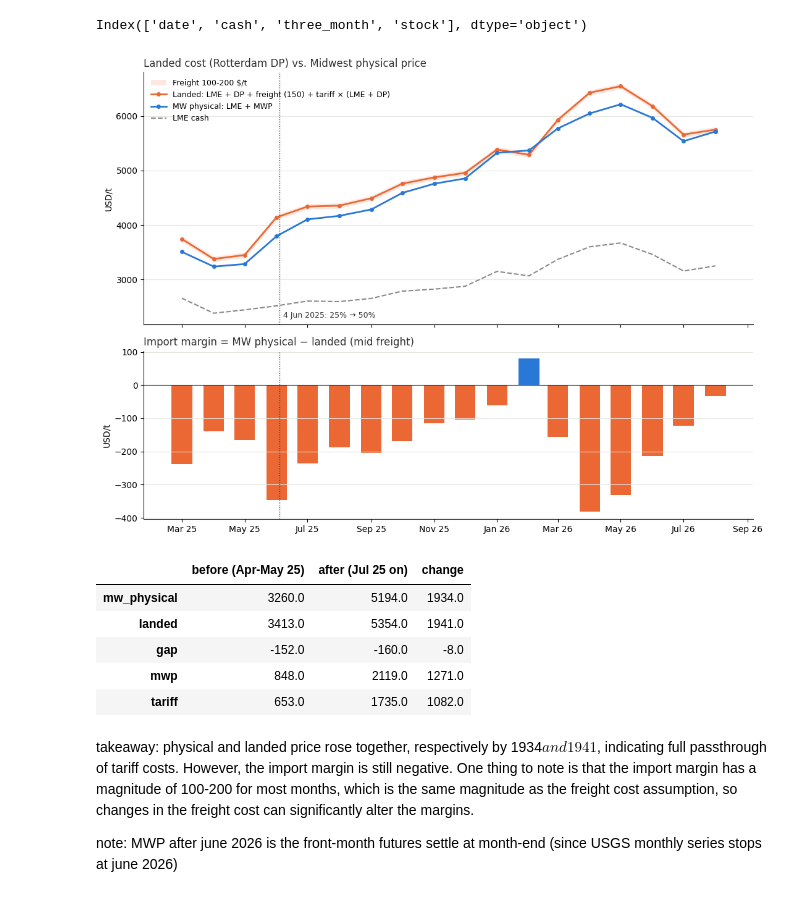
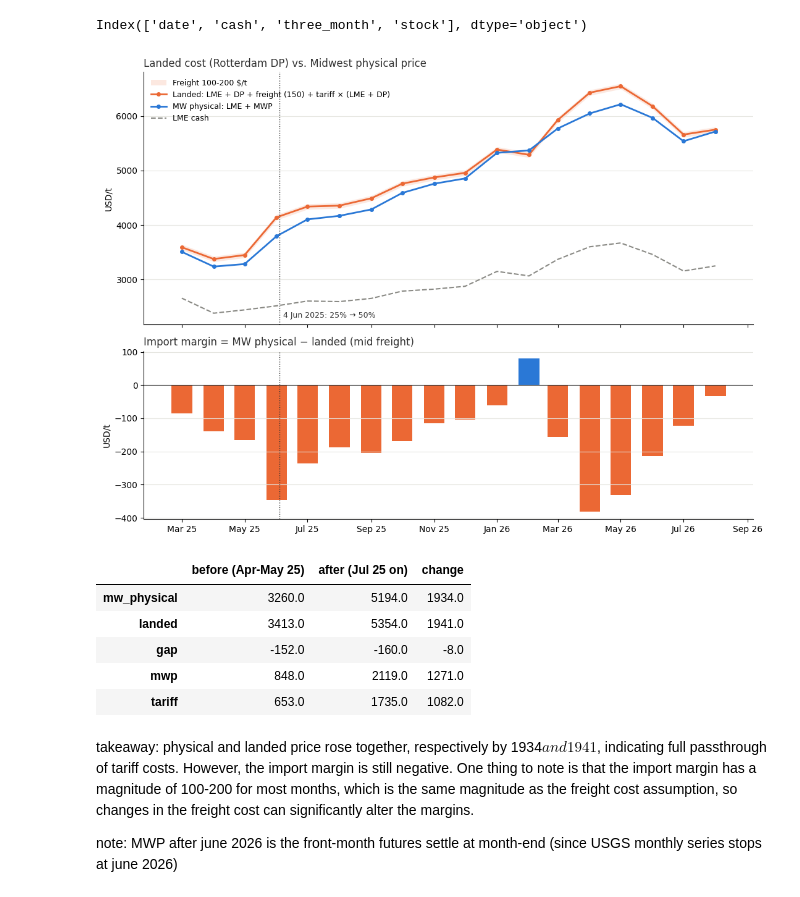
Before and after one commit to ricardo-sonda/al-mwp, a Jupyter notebook: notebook.ipynb, the cells around one changed output. Cells and saved outputs as stored; diff of their text form; code cells hidden in the pictures.

```diff
--- a/notebook.ipynb
+++ b/notebook.ipynb
@@ -45,10 +45,19 @@ mwp_all = mwp_hist.combine_first(m01).rename("mwp")
 
 df = pd.concat([lme_m, dp_m, mwp_all], axis=1).dropna()
 
-# Tariff rate: 25% before 4 Jun 2025, 50% from then. June 2025 is day-weighted.
-def tariff_rate(month_start):
+# Section 232 rate by origin: (effective date, rate). Canada was exempt from 20 May 2019 until exemptions ended
+# on 12 Mar 2025; other origins paid 10% until then. The 16 Aug-15 Sep 2020 reimposition on Canada is left out
+# (it hit only part of Canadian unwrought metal and predates the price data used here).
+TARIFF_STEPS = {
+    "Canada": [("2019-05-20", 0.00), ("2025-03-12", 0.25), ("2025-06-04", 0.50)],
+    "Other":  [("2018-03-23", 0.10), ("2025-03-12", 0.25), ("2025-06-04", 0.50)],
+}
+
+def tariff_rate(month_start, origin="Other"):
+    """Day-weighted average rate over the month, so Mar 2025 and Jun 2025 blend the two regimes."""
     days = pd.date_range(month_start, month_start + pd.offsets.MonthEnd(0), freq="D")
-    return ((days >= TARIFF_DATE) * 0.50 + (days < TARIFF_DATE) * 0.25).mean()
+    steps = pd.Series({pd.Timestamp(d): r for d, r in TARIFF_STEPS[origin]})
+    return steps.reindex(steps.index.union(days)).ffill().loc[days].mean()
 
 df["tariff_rate"] = [tariff_rate(d) for d in df.index]
 df["fob"] = df["lme"] + df["dp"]
@@ -73,34 +82,34 @@ ax1.plot(plot.index, plot["landed"], color=ORANGE, lw=2, marker="o", ms=4,
 ax1.plot(plot.index, plot["mw_physical"], color=BLUE, lw=2, marker="o", ms=4,
          label="MW physical: LME + MWP")
 ax1.plot(plot.index, plot["lme"], color=MUTED, lw=1.5, ls="--", label="LME cash")
 ax1.set_ylabel("USD/t")
 ax1.set_title("Landed cost (Rotterdam DP) vs. Midwest physical price", loc="left", color=INK)
 ax1.legend(loc="upper left", frameon=False, fontsize=9)
 
 gap_colors = [BLUE if g >= 0 else ORANGE for g in plot["gap"]]
 ax2.bar(plot.index, plot["gap"], width=20, color=gap_colors)
 ax2.axhline(0, color=INK, lw=0.8)
 ax2.set_ylabel("USD/t")
 ax2.set_title("Import margin = MW physical − landed (mid freight)", loc="left", color=INK)
 
 for ax in (ax1, ax2):
     ax.axvline(TARIFF_DATE, color=INK, lw=1, ls=":")
     ax.grid(axis="y", color="#e5e5e0", lw=0.8)
     ax.spines[["top", "right"]].set_visible(False)
 ax1.annotate("4 Jun 2025: 25% → 50%", xy=(TARIFF_DATE, ax1.get_ylim()[0]), xytext=(4, 8),
              textcoords="offset points", fontsize=9, color=INK)
 ax2.xaxis.set_major_formatter(mdates.DateFormatter("%b %y"))
 fig.tight_layout()
 plt.show()
 
 # Average levels before / after the 4 Jun step (full months only)
 pre, post = df.loc["2025-04-01":"2025-05-01"], df.loc["2025-07-01":]
 summary = pd.DataFrame({"before (Apr-May 25)": pre[["mw_physical", "landed", "gap", "mwp", "tariff"]].mean(),
                         "after (Jul 25 on)": post[["mw_physical", "landed", "gap", "mwp", "tariff"]].mean()}).round(0)
 summary["change"] = summary.iloc[:, 1] - summary.iloc[:, 0]
 summary
 # %% [output]
-[figure, old version]
+[figure, new version]
 |  | before (Apr-May 25) | after (Jul 25 on) | change |
 | mw_physical | 3260.0 | 5194.0 | 1934.0 |
 | landed | 3413.0 | 5354.0 | 1941.0 |
```
Also changed, not shown: parts of 4 cells of this notebook, 3 other files.
